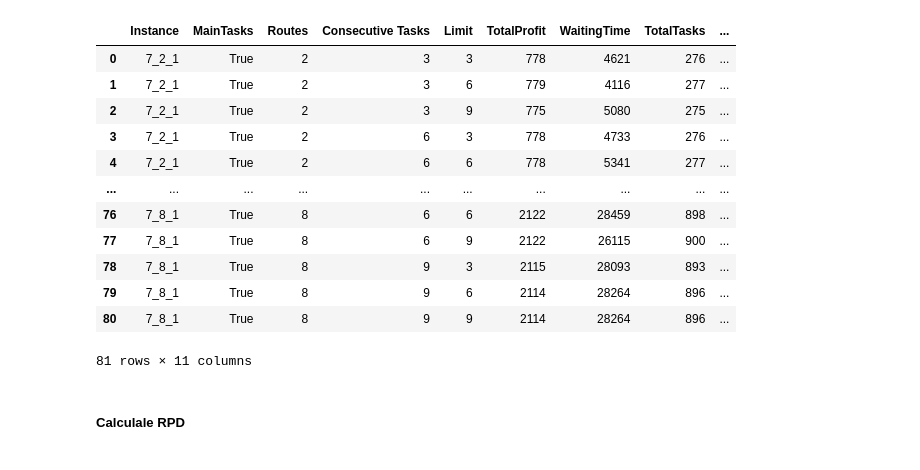
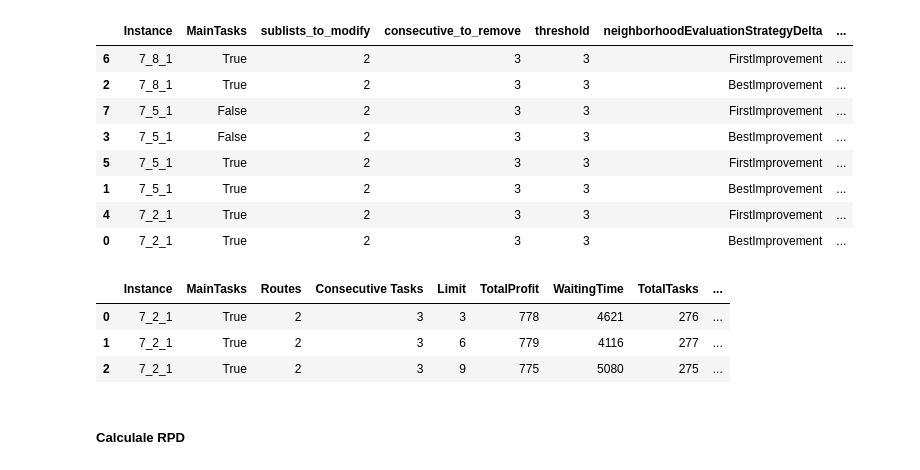
Before and after one commit to MxHbm/IM_Challenge, a Jupyter notebook: Data/Parameter_study/ILS/Parameterstudie_ILS.ipynb, the cells around one changed output. Cells and saved outputs as stored; diff of their text form; code cells hidden in the pictures.

```diff
--- a/Data/Parameter_study/ILS/Parameterstudie_ILS.ipynb
+++ b/Data/Parameter_study/ILS/Parameterstudie_ILS.ipynb
@@ -63,39 +11,40 @@ table = tabulate(df, headers='keys', tablefmt='pretty', showindex=False)
+# %%
+# Auswertung ImprovementType
+df = pd.read_csv('ils_results_Improvement.csv')
+sorted_df = df.sort_values(by='TotalProfit', ascending=False)
+display(sorted_df)
+# %% [output]
+|  | Instance | MainTasks | sublists_to_modify | consecutive_to_remove | threshold | neighborhoodEvaluationStrategyDelta | ... |
+| 6 | 7_8_1 | True | 2 | 3 | 3 | FirstImprovement | ... |
+| 2 | 7_8_1 | True | 2 | 3 | 3 | BestImprovement | ... |
+| 7 | 7_5_1 | False | 2 | 3 | 3 | FirstImprovement | ... |
+| 3 | 7_5_1 | False | 2 | 3 | 3 | BestImprovement | ... |
+| 5 | 7_5_1 | True | 2 | 3 | 3 | FirstImprovement | ... |
+| 1 | 7_5_1 | True | 2 | 3 | 3 | BestImprovement | ... |
+| 4 | 7_2_1 | True | 2 | 3 | 3 | FirstImprovement | ... |
+| 0 | 7_2_1 | True | 2 | 3 | 3 | BestImprovement | ... |
 # %%
-df = pd.read_csv('ils_results1.csv')
+df = pd.read_csv('ils_results.csv')
 
 # Round 'RunTime' to the nearest integer
 df['RunTime'] = df['RunTime'].round(2).astype(int)
 
 # Convert 'WaitingTime' to integers as it only has whole numbers
 df['WaitingTime'] = df['WaitingTime'].astype(int)
 
 # Rename specific columns
 df = df.rename(columns={
     'sublists_to_modify': 'Routes',
     'consecutive_to_remove': 'Consecutive Tasks',
     'threshold': 'Limit',
     # Add more columns to rename as needed
 })
-
-
-
-# Delete the rows with MainTAsk = False
-df = df[df['MainTasks'] == True]
-df
+df.head(3)
 # %% [output]
 |  | Instance | MainTasks | Routes | Consecutive Tasks | Limit | TotalProfit | WaitingTime | TotalTasks | ... |
 | 0 | 7_2_1 | True | 2 | 3 | 3 | 778 | 4621 | 276 | ... |
 | 1 | 7_2_1 | True | 2 | 3 | 6 | 779 | 4116 | 277 | ... |
 | 2 | 7_2_1 | True | 2 | 3 | 9 | 775 | 5080 | 275 | ... |
-| 3 | 7_2_1 | True | 2 | 6 | 3 | 778 | 4733 | 276 | ... |
-| 4 | 7_2_1 | True | 2 | 6 | 6 | 778 | 5341 | 277 | ... |
-| ... | ... | ... | ... | ... | ... | ... | ... | ... | ... |
-| 76 | 7_8_1 | True | 8 | 6 | 6 | 2122 | 28459 | 898 | ... |
-| 77 | 7_8_1 | True | 8 | 6 | 9 | 2122 | 26115 | 900 | ... |
-| 78 | 7_8_1 | True | 8 | 9 | 3 | 2115 | 28093 | 893 | ... |
-| 79 | 7_8_1 | True | 8 | 9 | 6 | 2114 | 28264 | 896 | ... |
-| 80 | 7_8_1 | True | 8 | 9 | 9 | 2114 | 28264 | 896 | ... |
-81 rows × 11 columns
 # %% [markdown]
 ##### Calculale RPD
 # %%
```
Also changed, not shown: parts of 4 cells of this notebook, 45 other files.
